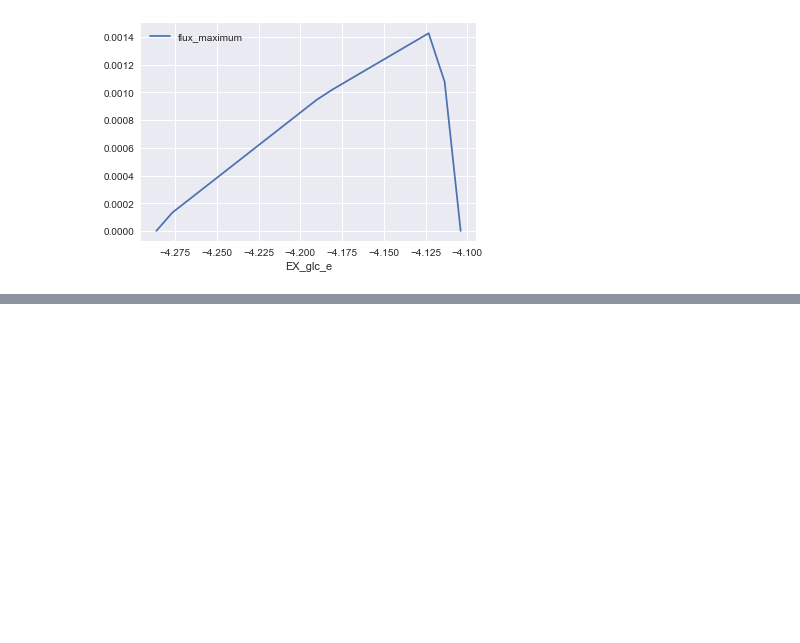
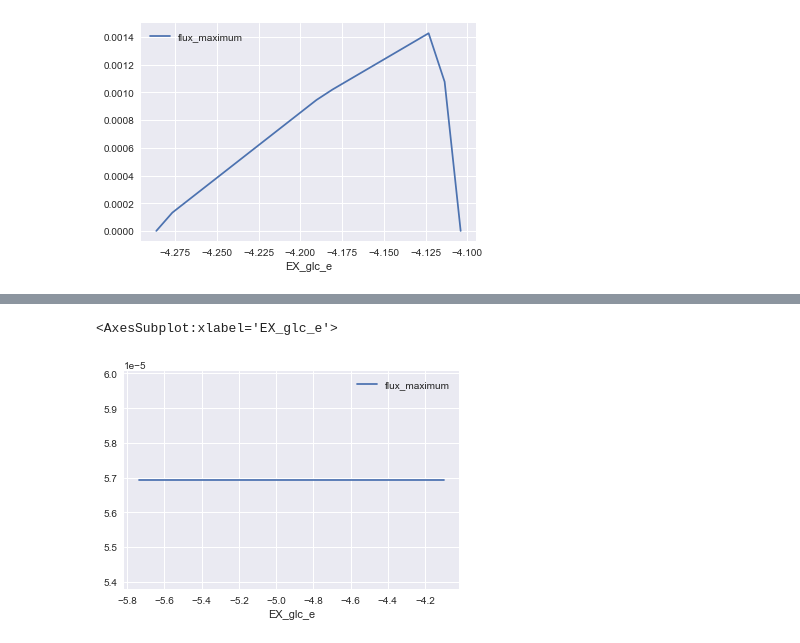
Before and after one commit to 27410/group-assignment-2021-Group-13-Psilocybin-production-in-Corynebacterium-glutamicum, a Jupyter notebook: Phenotype_Phase_Plane_Psilocybin.ipynb, the cells around one changed output, grey strips where cells are left out. Drawn from its saved outputs; the diff is of its cells as text; code cells hidden in the pictures; blank space fills up the shorter version.

Commit message:
experimented with diff production reactions

```diff
--- a/Phenotype_Phase_Plane_Psilocybin.ipynb
+++ b/Phenotype_Phase_Plane_Psilocybin.ipynb
@@ -230,3 +233,10 @@ ppp_low_oxy_growth.plot(x='EX_glc_e', y='flux_maximum')
 # %% [output]
 <AxesSubplot:xlabel='EX_glc_e'>
 [figure]
+# %%
+medium = model.medium
+medium["EX_o2_e"] = 100
+medium["EX_glc_e"] = 100
+model.medium = medium
+
+model.medium
@@ -232,0 +261,4 @@ ppp_low_oxy_growth.plot(x='EX_glc_e', y='flux_maximum')
+# %%
+ppp_test = production_envelope(model,
+                reactions=[model.reactions.EX_glc_e],
+                objective=[model.reactions.psiM2])
@@ -232,0 +285,5 @@ ppp_low_oxy_growth.plot(x='EX_glc_e', y='flux_maximum')
+# %%
+ppp_test.plot(x='EX_glc_e', y='flux_maximum')
+# %% [output]
+<AxesSubplot:xlabel='EX_glc_e'>
+[figure, added]
```
Also changed, not shown: parts of 12 cells of this notebook.
